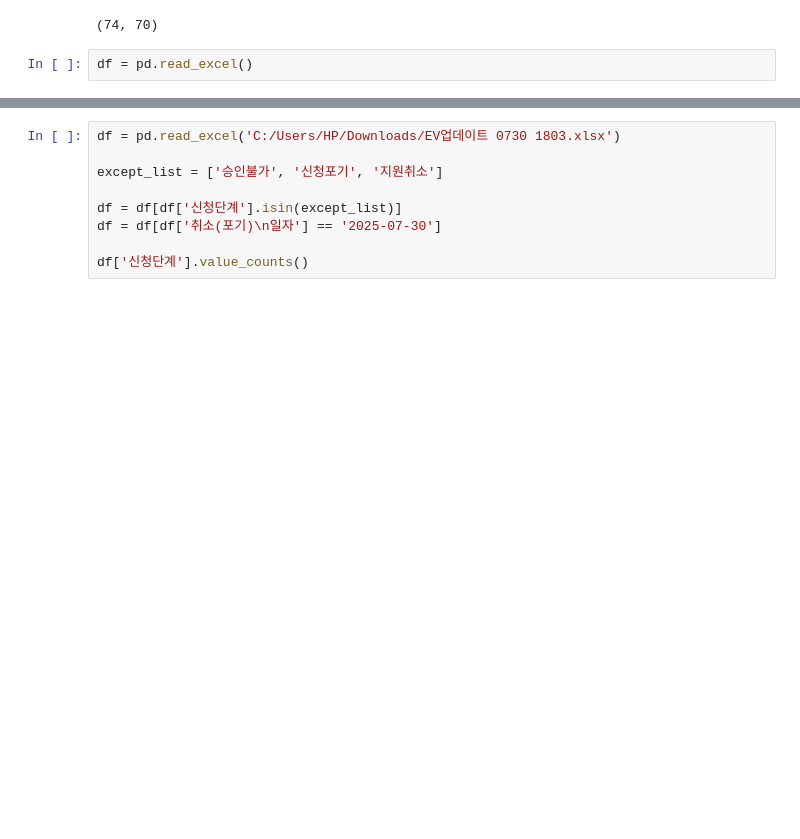
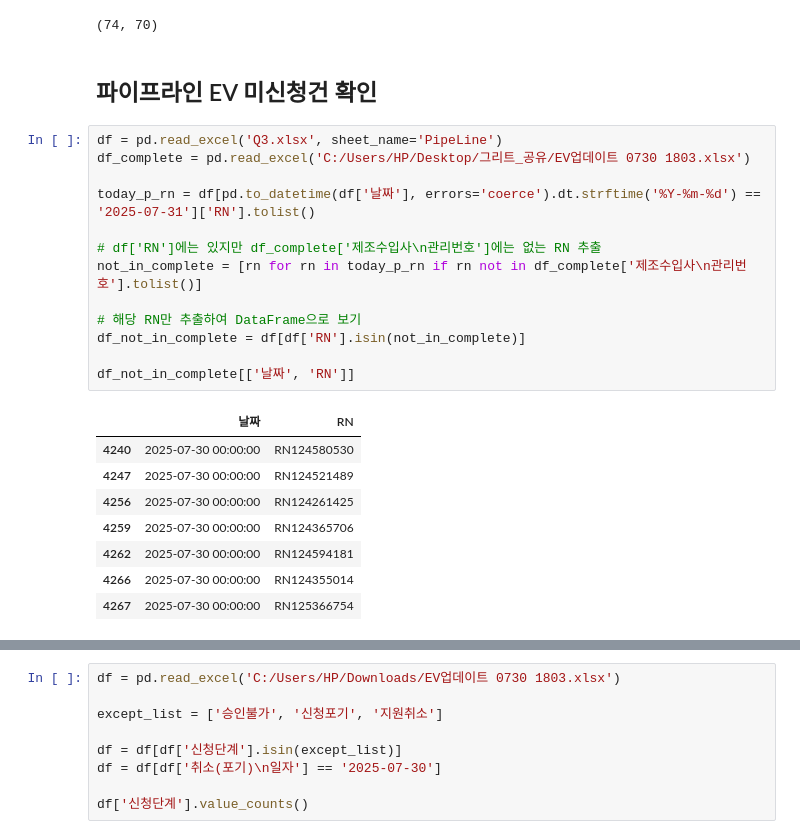
Before and after one commit to Glen-Lee-glitch/greet_streamlit, a Jupyter notebook: test.ipynb, the cells around one changed output, grey strips where cells are left out. Cells and saved outputs as stored; diff of their text form; blank space fills up the shorter version.

```diff
--- a/test.ipynb
+++ b/test.ipynb
@@ -15,6 +16,28 @@ df = df[df['신청일자'] == '2025-07-29']
 df.shape
 # %% [output]
 (74, 70)
+# %% [markdown]
+## 파이프라인 EV 미신청건 확인
 # %%
-df = pd.read_excel()
+df = pd.read_excel('Q3.xlsx', sheet_name='PipeLine')
+df_complete = pd.read_excel('C:/Users/HP/Desktop/그리트_공유/EV업데이트 0730 1803.xlsx')
+
+today_p_rn = df[pd.to_datetime(df['날짜'], errors='coerce').dt.strftime('%Y-%m-%d') == '2025-07-31']['RN'].tolist()
+
+# df['RN']에는 있지만 df_complete['제조수입사\n관리번호']에는 없는 RN 추출
+not_in_complete = [rn for rn in today_p_rn if rn not in df_complete['제조수입사\n관리번호'].tolist()]
+
+# 해당 RN만 추출하여 DataFrame으로 보기
+df_not_in_complete = df[df['RN'].isin(not_in_complete)]
+
+df_not_in_complete[['날짜', 'RN']]
+# %% [output]
+|  | 날짜 | RN |
+| 4240 | 2025-07-30 00:00:00 | RN124580530 |
+| 4247 | 2025-07-30 00:00:00 | RN124521489 |
+| 4256 | 2025-07-30 00:00:00 | RN124261425 |
+| 4259 | 2025-07-30 00:00:00 | RN124365706 |
+| 4262 | 2025-07-30 00:00:00 | RN124594181 |
+| 4266 | 2025-07-30 00:00:00 | RN124355014 |
+| 4267 | 2025-07-30 00:00:00 | RN125366754 |
 # %%
```
Also changed, not shown: parts of 6 cells of this notebook, 4 other files.
